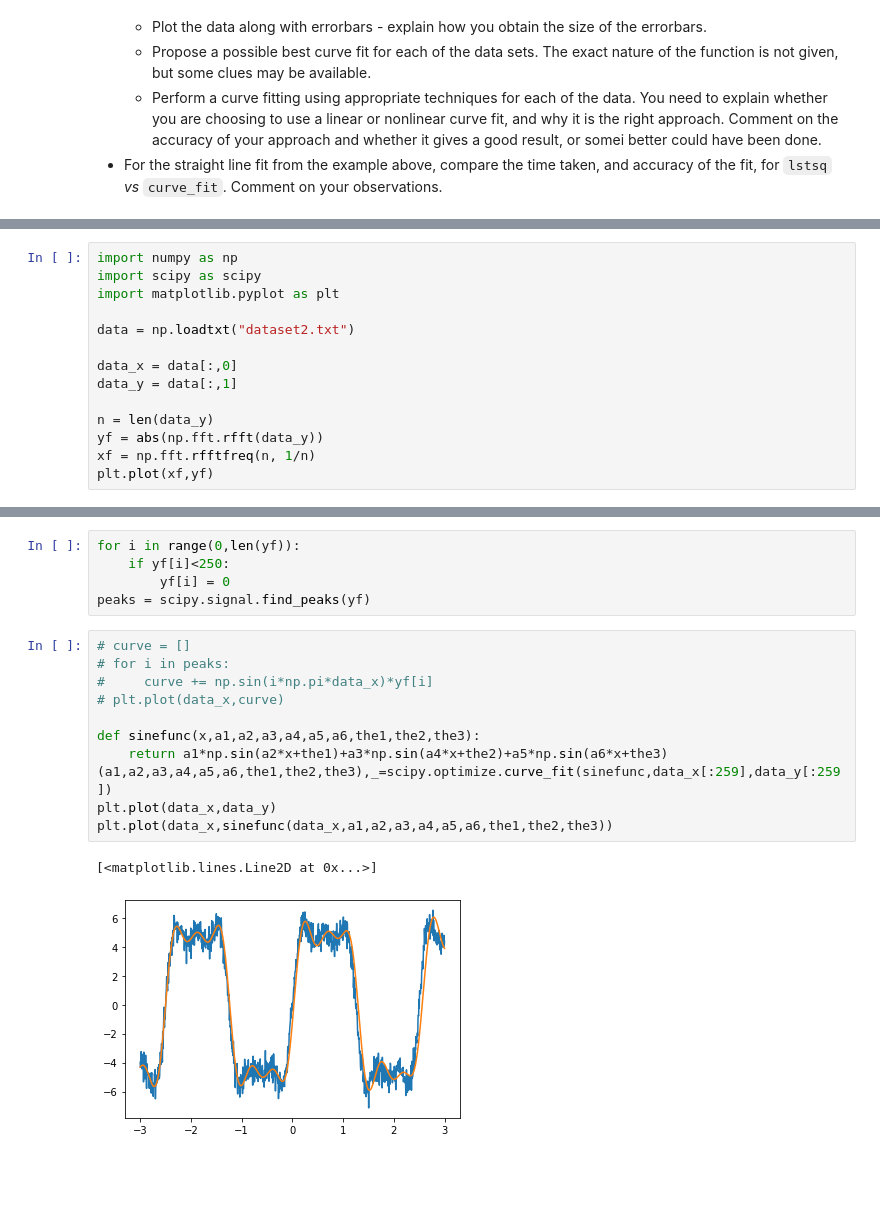
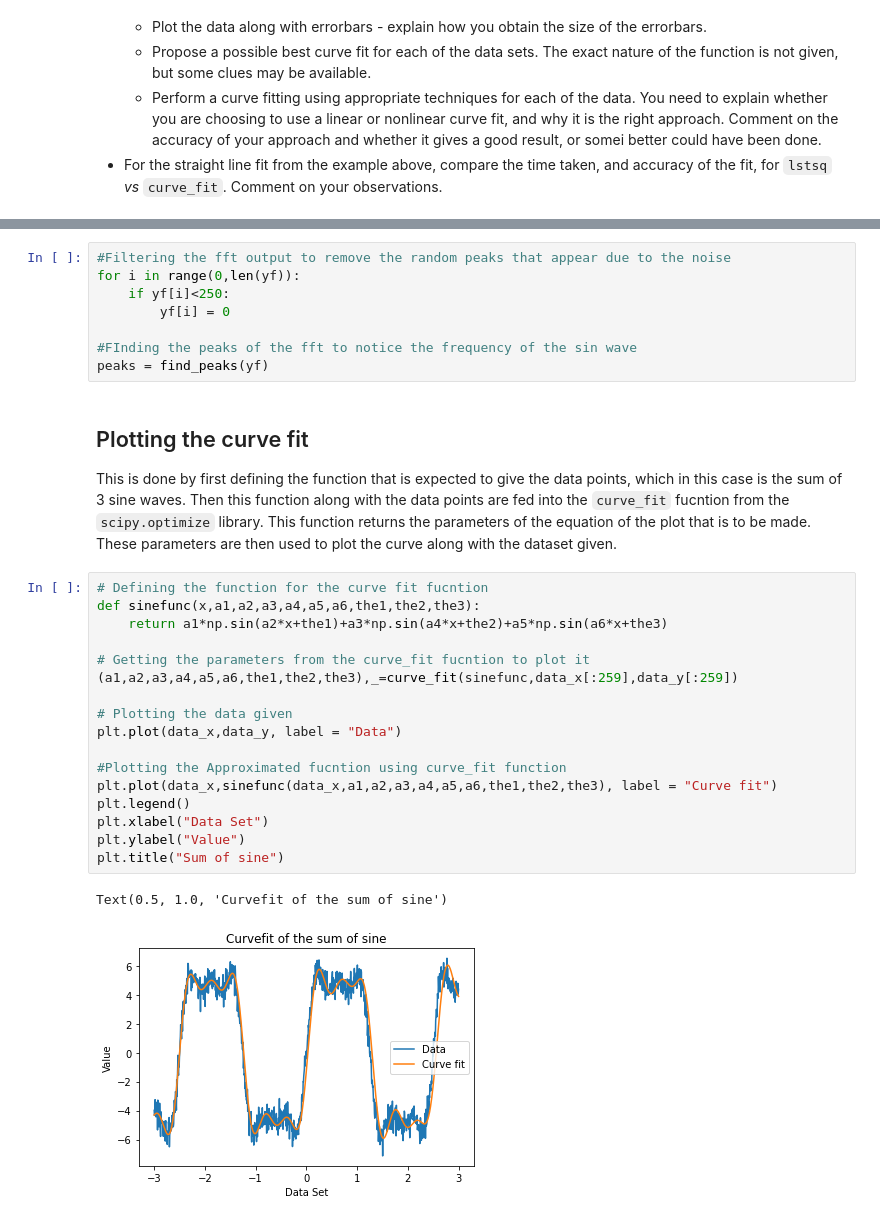
Before and after one commit to AnonymousePikachu/EE2703-ASL, a Jupyter notebook: Week 3/Week3Pres.ipynb, the cells around one changed output, grey strips where cells are left out. Saved outputs shown, nothing was run; the diff lists cells and outputs as text; blank space fills up the shorter version.

Commit message:
Final adjustments also done, ready to uplaod

```diff
--- a/Week 3/Week3Pres.ipynb
+++ b/Week 3/Week3Pres.ipynb
@@ -197,17 +212,3 @@ plt.title("Dataset2 with Errorbars")
 plt.show()
 # %% [output]
 [figure]
-# %%
-import numpy as np
-import scipy as scipy
-import matplotlib.pyplot as plt
-
-data = np.loadtxt("dataset2.txt")
-
-data_x = data[:,0]
-data_y = data[:,1]
-
-n = len(data_y)
-yf = abs(np.fft.rfft(data_y))
-xf = np.fft.rfftfreq(n, 1/n)
-plt.plot(xf,yf)
@@ -217,19 +235,31 @@ plt.plot(xf,yf)
 # %%
+#Filtering the fft output to remove the random peaks that appear due to the noise
 for i in range(0,len(yf)):
     if yf[i]<250:
         yf[i] = 0
-peaks = scipy.signal.find_peaks(yf)
+
+#FInding the peaks of the fft to notice the frequency of the sin wave
+peaks = find_peaks(yf)
+# %% [markdown]
+## Plotting the curve fit
+This is done by first defining the function that is expected to give the data points, which in this case is the sum of 3 sine waves. Then this function along with the data points are fed into the `curve_fit` fucntion from the `scipy.optimize` library. This function returns the parameters of the equation of the plot that is to be made. These parameters are then used to plot the curve along with the dataset given.
 # %%
-# curve = []
-# for i in peaks:
-#     curve += np.sin(i*np.pi*data_x)*yf[i]
-# plt.plot(data_x,curve)
-
+# Defining the function for the curve fit fucntion
 def sinefunc(x,a1,a2,a3,a4,a5,a6,the1,the2,the3):
     return a1*np.sin(a2*x+the1)+a3*np.sin(a4*x+the2)+a5*np.sin(a6*x+the3)
-(a1,a2,a3,a4,a5,a6,the1,the2,the3),_=scipy.optimize.curve_fit(sinefunc,data_x[:259],data_y[:259])
-plt.plot(data_x,data_y)
-plt.plot(data_x,sinefunc(data_x,a1,a2,a3,a4,a5,a6,the1,the2,the3))
+
+# Getting the parameters from the curve_fit fucntion to plot it
+(a1,a2,a3,a4,a5,a6,the1,the2,the3),_=curve_fit(sinefunc,data_x[:259],data_y[:259])
+
+# Plotting the data given
+plt.plot(data_x,data_y, label = "Data")
+
+#Plotting the Approximated fucntion using curve_fit function
+plt.plot(data_x,sinefunc(data_x,a1,a2,a3,a4,a5,a6,the1,the2,the3), label = "Curve fit")
+plt.legend()
+plt.xlabel("Data Set")
+plt.ylabel("Value")
+plt.title("Sum of sine")
 # %% [output]
-[<matplotlib.lines.Line2D at 0x...>]
+Text(0.5, 1.0, 'Curvefit of the sum of sine')
-[figure, old version]
+[figure, new version]
```
Also changed, not shown: parts of 29 cells of this notebook.
